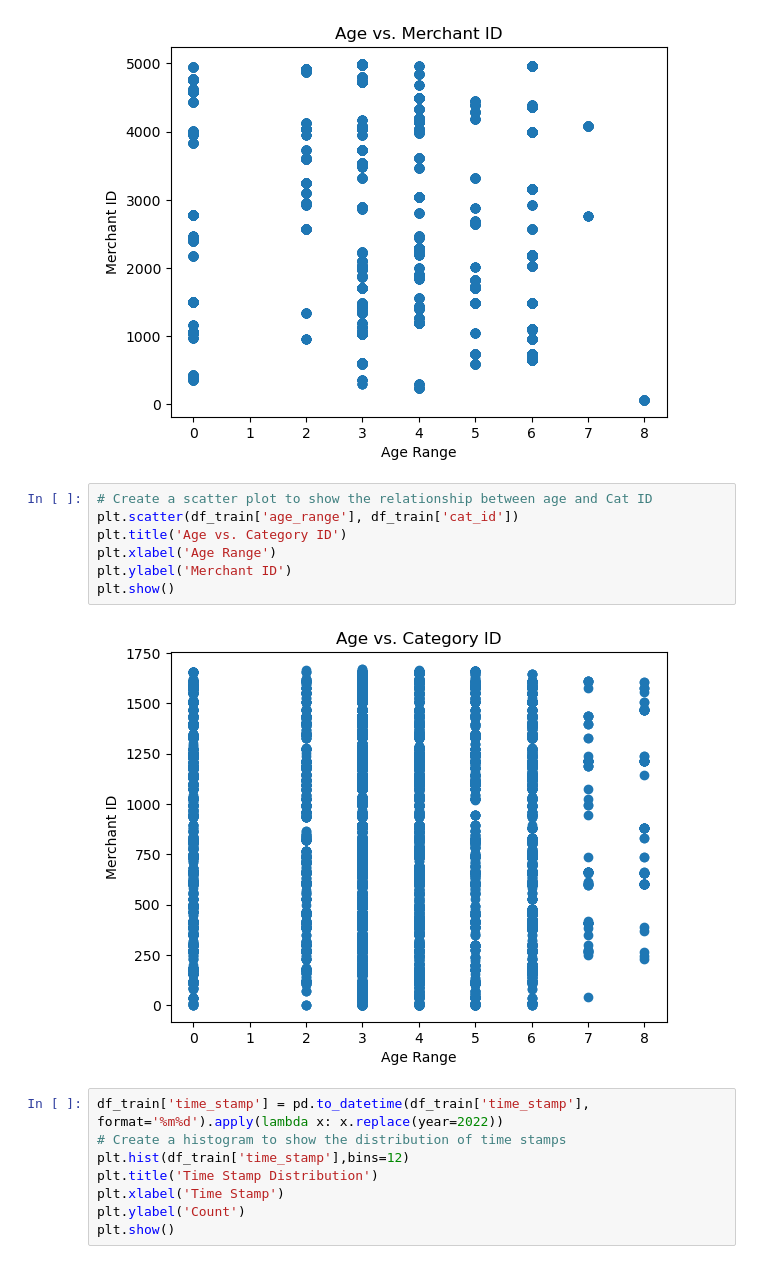
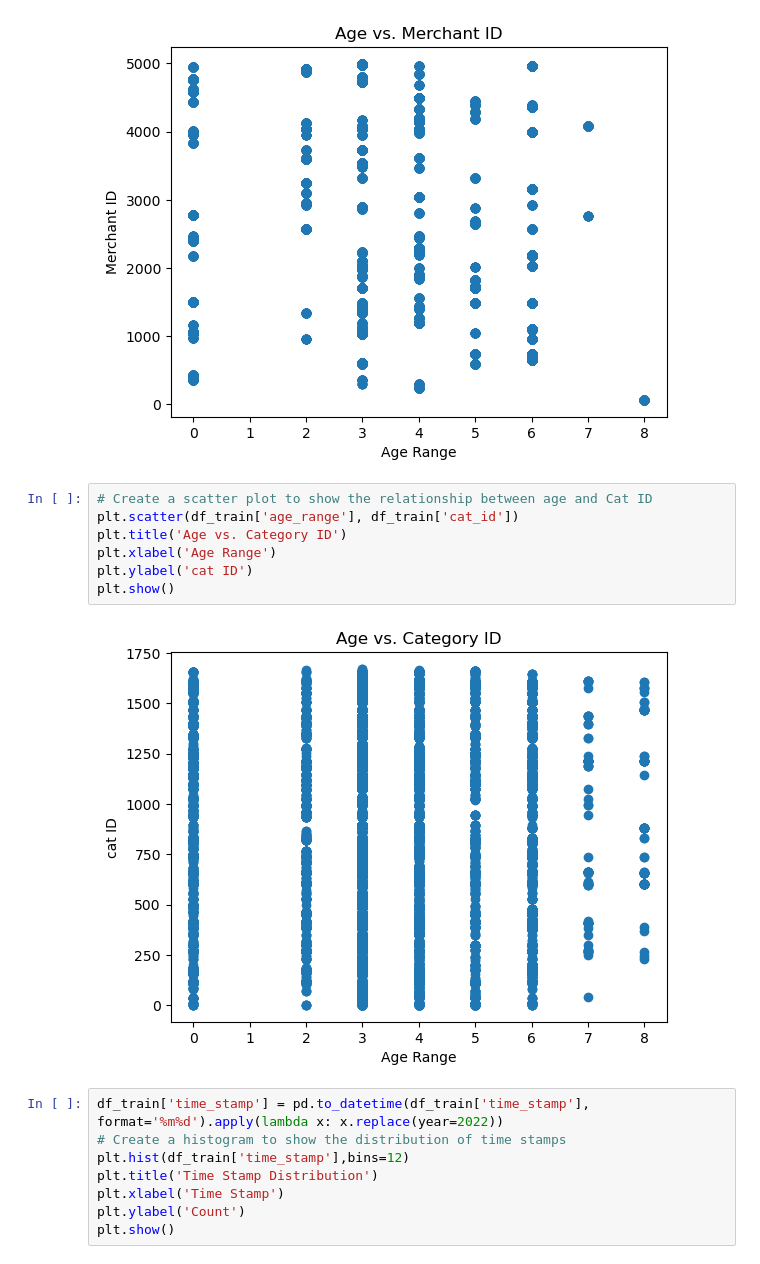
Before and after one commit to pratikjadhav2726/Group7-CECS550, a Jupyter notebook: EDA/EDA.ipynb, the cells around one changed output. Cells and saved outputs as stored; diff of their text form.

```diff
--- a/EDA/EDA.ipynb
+++ b/EDA/EDA.ipynb
@@ -60,12 +99,12 @@ plt.show()
 # %%
 # Create a scatter plot to show the relationship between age and Cat ID
 plt.scatter(df_train['age_range'], df_train['cat_id'])
 plt.title('Age vs. Category ID')
 plt.xlabel('Age Range')
-plt.ylabel('Merchant ID')
+plt.ylabel('cat ID')
 plt.show()
 # %% [output]
-[figure, old version]
+[figure, new version]
 # %%
 df_train['time_stamp'] = pd.to_datetime(df_train['time_stamp'], format='%m%d').apply(lambda x: x.replace(year=2022))
 # Create a histogram to show the distribution of time stamps
```
Also changed, not shown: parts of 3 cells of this notebook, 14 other files.
